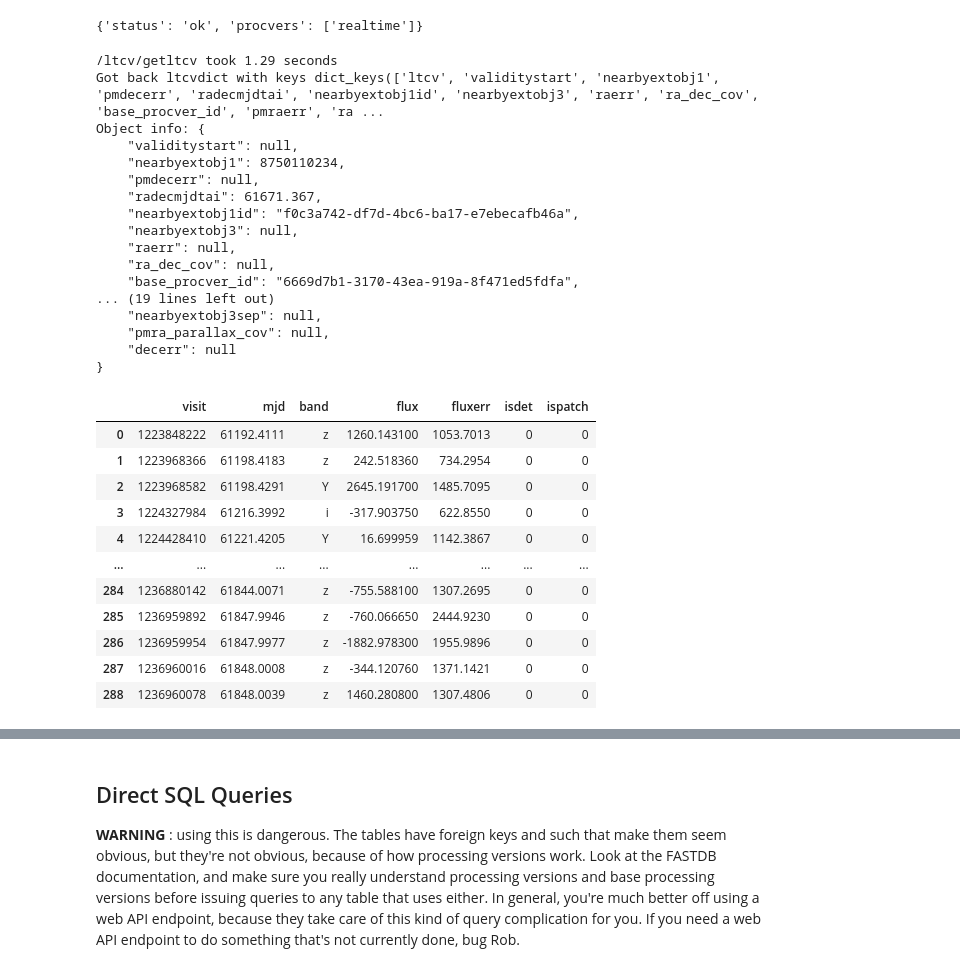
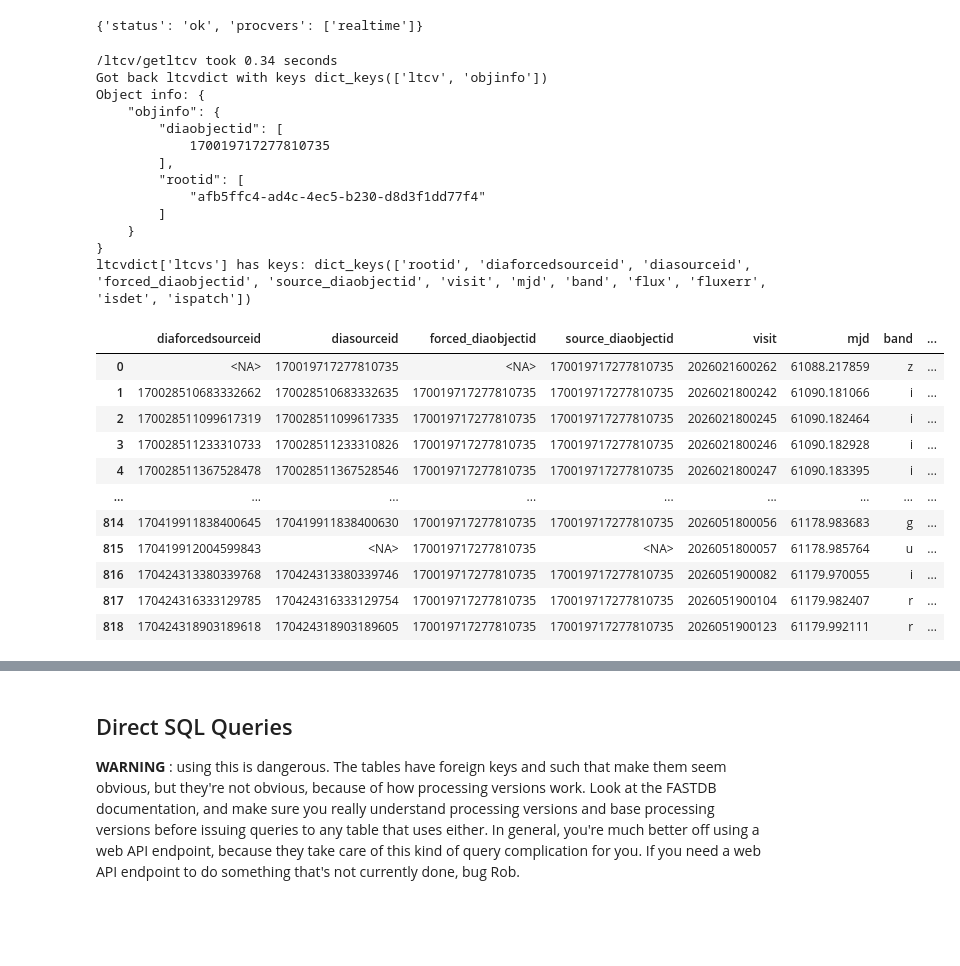
Before and after one commit to LSSTDESC/FASTDB, a Jupyter notebook: examples/using_fastdb_client.ipynb, the cells around one changed output, grey strips where cells are left out. Saved outputs shown, nothing was run; the diff lists cells and outputs as text; code cells hidden in the pictures; blank space fills up the shorter version.

```diff
--- a/examples/using_fastdb_client.ipynb
+++ b/examples/using_fastdb_client.ipynb
@@ -120,10 +75,7 @@ from matplotlib import pyplot
 # The other alternative is just to use the name you set up in your ~/.fastdb.ini file (described above).
 #   that's what I do here.
 
-fdb = FASTDBClient( "rknop-dev" )
-
-##### HACK ALERT
-fdb.retries = 0
+fdb = FASTDBClient( "production" )
 # %% [markdown]
 ## WEB API Endpoints
 
@@ -139,46 +91,58 @@ print( res )
 # %%
 # You can get the lightcurve for an object if you know it's object ID with the /ltcv/getltcv
 # endpoint.  Give it the processing version and the diaobjectid as additional slash-separated
 # url components.
 t0 = time.perf_counter()
-ltcvdict = fdb.post( "/ltcv/getltcv/realtime/5181140" )
+ltcvdict = fdb.post( "/ltcv/getltcv/realtime/afb5ffc4-ad4c-4ec5-b230-d8d3f1dd77f4", json={"return_object_info": True} )
 print( f"/ltcv/getltcv took {time.perf_counter()-t0:.2f} seconds" )
 
-# The dictionary you get back has keys 'status', 'objectinfo' and 'ltcv':
+# The dictionary you get back has two keys: 'objectinfo' and 'ltcv':
 print( f"Got back ltcvdict with keys {ltcvdict.keys()}" )
 
 objinfo = { k: v for k, v in ltcvdict.items() if k != 'ltcv' }
 print( f"Object info: {json.dumps( objinfo, indent=4 )}" )
 
-ltcv = pandas.DataFrame( ltcvdict['ltcv'] )
-ltcv
+# The 'ltcv' dictionary has a key 'rootid' which will have a single string value
+#   (the "root id" of the diaobject, which is what you should always use when
+#   communicating with FASTDB, as lsst-supplied diaobjectid values are fraught).
+#   It then has several other keys, each of which points to a list, all of the
+#   same length.  These give you the lightcurve.
+ltcv = ltcvdict['ltcv']
+print( f"ltcvdict['ltcvs'] has keys: {ltcv.keys()}" )
+
+# PANDAS WARNING
+# Pandas does not natively have a data type that can handle bot integers and None values.  Some of the columns
+#   are object ids that are 64-bit integers, but that have Nones in the columns.  If you feed this directly
+#   to pandas, it will "helpfully" convert the column to 64-bit floats, which will destroy the 64-bit
+#   ids!  The workaround is to always make pandas dataframes by making pyarrow tables first.
+
+rootid = ltcv['rootid']
+del ltcv['rootid']
+ltcvdf = pyarrow.Table.from_pydict( ltcv ).to_pandas( types_mapper=pandas.ArrowDtype )
+ltcvdf
 # %% [output]
-/ltcv/getltcv took 1.29 seconds
-Got back ltcvdict with keys dict_keys(['ltcv', 'validitystart', 'nearbyextobj1', 'pmdecerr', 'radecmjdtai', 'nearbyextobj1id', 'nearbyextobj3', 'raerr', 'ra_dec_cov', 'base_procver_id', 'pmraerr', 'ra ...
+/ltcv/getltcv took 0.34 seconds
+Got back ltcvdict with keys dict_keys(['ltcv', 'objinfo'])
 Object info: {
-    "validitystart": null,
-    "nearbyextobj1": 8750110234,
-    "pmdecerr": null,
-    "radecmjdtai": 61671.367,
-    "nearbyextobj1id": "f0c3a742-df7d-4bc6-ba17-e7ebecafb46a",
-    "nearbyextobj3": null,
-    "raerr": null,
-    "ra_dec_cov": null,
-    "base_procver_id": "6669d7b1-3170-43ea-919a-8f471ed5fdfa",
-... (19 lines left out)
-    "nearbyextobj3sep": null,
-    "pmra_parallax_cov": null,
-    "decerr": null
+    "objinfo": {
+        "diaobjectid": [
+            170019717277810735
+        ],
+        "rootid": [
+            "afb5ffc4-ad4c-4ec5-b230-d8d3f1dd77f4"
+        ]
+    }
 }
+ltcvdict['ltcvs'] has keys: dict_keys(['rootid', 'diaforcedsourceid', 'diasourceid', 'forced_diaobjectid', 'source_diaobjectid', 'visit', 'mjd', 'band', 'flux', 'fluxerr', 'isdet', 'ispatch'])
-|  | visit | mjd | band | flux | fluxerr | isdet | ispatch |
-| 0 | 1223848222 | 61192.4111 | z | 1260.143100 | 1053.7013 | 0 | 0 |
-| 1 | 1223968366 | 61198.4183 | z | 242.518360 | 734.2954 | 0 | 0 |
-| 2 | 1223968582 | 61198.4291 | Y | 2645.191700 | 1485.7095 | 0 | 0 |
-| 3 | 1224327984 | 61216.3992 | i | -317.903750 | 622.8550 | 0 | 0 |
-| 4 | 1224428410 | 61221.4205 | Y | 16.699959 | 1142.3867 | 0 | 0 |
-| ... | ... | ... | ... | ... | ... | ... | ... |
-| 284 | 1236880142 | 61844.0071 | z | -755.588100 | 1307.2695 | 0 | 0 |
-| 285 | 1236959892 | 61847.9946 | z | -760.066650 | 2444.9230 | 0 | 0 |
-| 286 | 1236959954 | 61847.9977 | z | -1882.978300 | 1955.9896 | 0 | 0 |
-| 287 | 1236960016 | 61848.0008 | z | -344.120760 | 1371.1421 | 0 | 0 |
-| 288 | 1236960078 | 61848.0039 | z | 1460.280800 | 1307.4806 | 0 | 0 |
+|  | diaforcedsourceid | diasourceid | forced_diaobjectid | source_diaobjectid | visit | mjd | band | ... |
+| 0 | <NA> | 170019717277810735 | <NA> | 170019717277810735 | 2026021600262 | 61088.217859 | z | ... |
+| 1 | 170028510683332662 | 170028510683332635 | 170019717277810735 | 170019717277810735 | 2026021800242 | 61090.181066 | i | ... |
+| 2 | 170028511099617319 | 170028511099617335 | 170019717277810735 | 170019717277810735 | 2026021800245 | 61090.182464 | i | ... |
+| 3 | 170028511233310733 | 170028511233310826 | 170019717277810735 | 170019717277810735 | 2026021800246 | 61090.182928 | i | ... |
+| 4 | 170028511367528478 | 170028511367528546 | 170019717277810735 | 170019717277810735 | 2026021800247 | 61090.183395 | i | ... |
+| ... | ... | ... | ... | ... | ... | ... | ... | ... |
+| 814 | 170419911838400645 | 170419911838400630 | 170019717277810735 | 170019717277810735 | 2026051800056 | 61178.983683 | g | ... |
+| 815 | 170419912004599843 | <NA> | 170019717277810735 | <NA> | 2026051800057 | 61178.985764 | u | ... |
+| 816 | 170424313380339768 | 170424313380339746 | 170019717277810735 | 170019717277810735 | 2026051900082 | 61179.970055 | i | ... |
+| 817 | 170424316333129785 | 170424316333129754 | 170019717277810735 | 170019717277810735 | 2026051900104 | 61179.982407 | r | ... |
+| 818 | 170424318903189618 | 170424318903189605 | 170019717277810735 | 170019717277810735 | 2026051900123 | 61179.992111 | r | ... |
```
Also changed, not shown: parts of 13 cells of this notebook, 7 other files.
